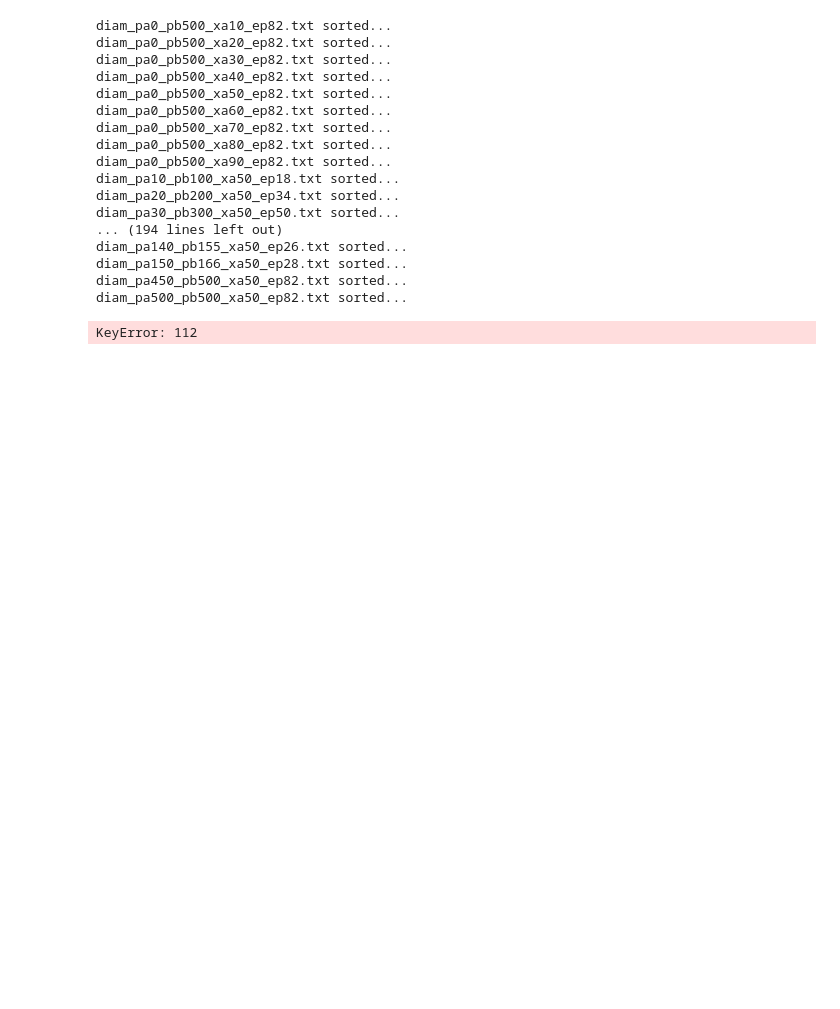
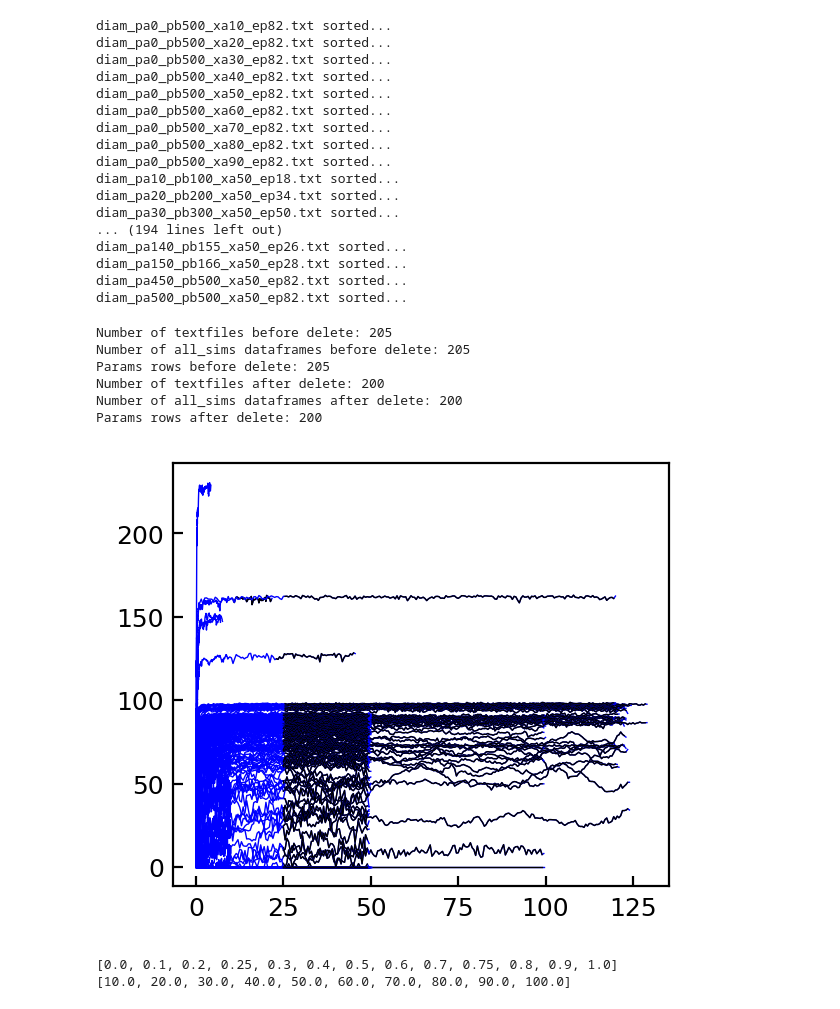
Before and after one commit to kolbt/whingdingdilly, a Jupyter notebook: ipython/net_activity.ipynb, the cells around one changed output. Saved outputs shown, nothing was run; the diff lists cells and outputs as text; code cells hidden in the pictures; blank space fills up the shorter version.

```diff
--- a/ipython/net_activity.ipynb
+++ b/ipython/net_activity.ipynb
@@ -218,6 +218,7 @@ for i in xrange(numFiles):
         for j in xrange(len(all_sims[i]['Timestep'])):
             if all_sims[i]['Timestep'][j] / params['brownTime'][i] >= ssStartTime:
                 ssStartInd.append(j)
+                break
     else:
         badFiles.append(i)
 
@@ -228,34 +229,43 @@ for i in xrange(numFiles):
         badFiles.append(i)
 
 # Remove these indices from: txtFiles, all_sims, params
 print("Number of textfiles before delete: {}").format(len(txtFiles))
 print("Number of all_sims dataframes before delete: {}").format(len(all_sims))
 print("Params rows before delete: {}").format(len(params['partAll']))
 if badFiles:
     for i in xrange(len(badFiles)):
         del txtFiles[badFiles[i]]
         del all_sims[badFiles[i]]
     params.drop(badFiles, axis=0, inplace=True)
 print("Number of textfiles after delete: {}").format(len(txtFiles))
 print("Number of all_sims dataframes after delete: {}").format(len(all_sims))
 print("Params rows after delete: {}").format(len(params['partAll']))
 
+# You have to reindex the dataframe
+params.index = range(len(params['partAll']))
+
 numFiles = len(txtFiles)
 del badFiles[:]
 
 # Visual check to see if this is the appropriate time window for steady-state
 for i in xrange(numFiles):
     plt.plot(all_sims[i]['Timestep'][:] / params['brownTime'][i],
              all_sims[i]['Dense_A'][:] / params['partA'][i] * 100.0,
              c='b',
              label=str(params['peR'][i]))
     plt.plot(all_sims[i]['Timestep'][ssStartInd[i]:-1] / params['brownTime'][i],
              all_sims[i]['Dense_A'][ssStartInd[i]:-1] / params['partA'][i] * 100.0,
              c='k')
 
 plt.show()
 # %% [output]
-KeyError: 112
+Number of textfiles before delete: 205
+Number of all_sims dataframes before delete: 205
+Params rows before delete: 205
+Number of textfiles after delete: 200
+Number of all_sims dataframes after delete: 200
+Params rows after delete: 200
+[figure, added]
 # %%
 # Get lists for distinct values that I might want to plot
 distPeR = []
@@ -271,6 +281,9 @@ for i in xrange(numFiles):
         distxA.append(params['xA'][i])
 singleSort(distxA)
 print(distxA)
+# %% [output]
+[0.0, 0.1, 0.2, 0.25, 0.3, 0.4, 0.5, 0.6, 0.7, 0.75, 0.8, 0.9, 1.0]
+[10.0, 20.0, 30.0, 40.0, 50.0, 60.0, 70.0, 80.0, 90.0, 100.0]
 # %%
 # Now get time-based steady state values
 # %%
```
Also changed, not shown: parts of 1 cell of this notebook.
